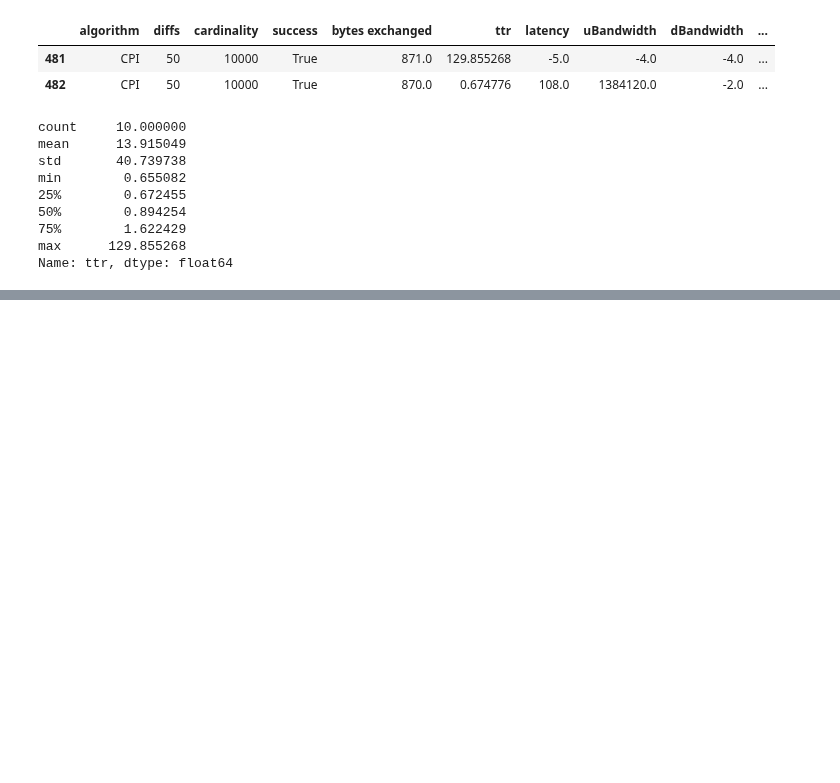
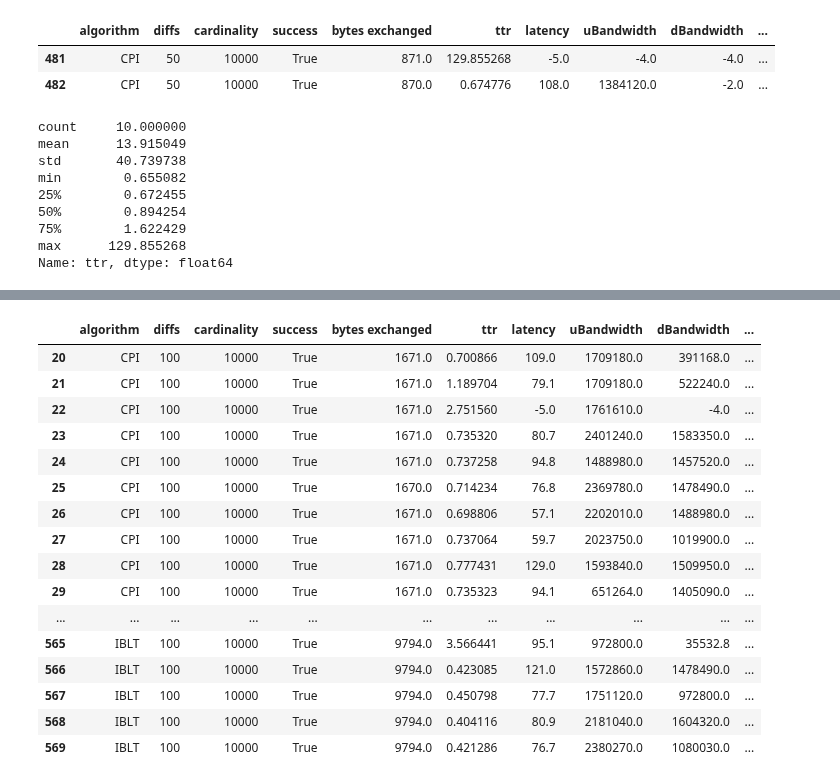
Before and after one commit to nislab/gensync, a Jupyter notebook: run/analysis.ipynb, the cells around one changed output, grey strips where cells are left out. Cells and saved outputs as stored; diff of their text form; code cells hidden in the pictures; blank space fills up the shorter version.

```diff
--- a/run/analysis.ipynb
+++ b/run/analysis.ipynb
@@ -976,0 +1013,20 @@ Name: ttr, dtype: float64
+# %%
+d_1026_2s[(d_1026_2s['diffs'] == 100) & (d_1026_2s['cardinality'] == 10000)]
+# %% [output]
+|  | algorithm | diffs | cardinality | success | bytes exchanged | ttr | latency | uBandwidth | dBandwidth | ... |
+| 20 | CPI | 100 | 10000 | True | 1671.0 | 0.700866 | 109.0 | 1709180.0 | 391168.0 | ... |
+| 21 | CPI | 100 | 10000 | True | 1671.0 | 1.189704 | 79.1 | 1709180.0 | 522240.0 | ... |
+| 22 | CPI | 100 | 10000 | True | 1671.0 | 2.751560 | -5.0 | 1761610.0 | -4.0 | ... |
+| 23 | CPI | 100 | 10000 | True | 1671.0 | 0.735320 | 80.7 | 2401240.0 | 1583350.0 | ... |
+| 24 | CPI | 100 | 10000 | True | 1671.0 | 0.737258 | 94.8 | 1488980.0 | 1457520.0 | ... |
+| 25 | CPI | 100 | 10000 | True | 1670.0 | 0.714234 | 76.8 | 2369780.0 | 1478490.0 | ... |
+| 26 | CPI | 100 | 10000 | True | 1671.0 | 0.698806 | 57.1 | 2202010.0 | 1488980.0 | ... |
+| 27 | CPI | 100 | 10000 | True | 1671.0 | 0.737064 | 59.7 | 2023750.0 | 1019900.0 | ... |
+| 28 | CPI | 100 | 10000 | True | 1671.0 | 0.777431 | 129.0 | 1593840.0 | 1509950.0 | ... |
+| 29 | CPI | 100 | 10000 | True | 1671.0 | 0.735323 | 94.1 | 651264.0 | 1405090.0 | ... |
+| ... | ... | ... | ... | ... | ... | ... | ... | ... | ... | ... |
+| 565 | IBLT | 100 | 10000 | True | 9794.0 | 3.566441 | 95.1 | 972800.0 | 35532.8 | ... |
+| 566 | IBLT | 100 | 10000 | True | 9794.0 | 0.423085 | 121.0 | 1572860.0 | 1478490.0 | ... |
+| 567 | IBLT | 100 | 10000 | True | 9794.0 | 0.450798 | 77.7 | 1751120.0 | 972800.0 | ... |
+| 568 | IBLT | 100 | 10000 | True | 9794.0 | 0.404116 | 80.9 | 2181040.0 | 1604320.0 | ... |
+| 569 | IBLT | 100 | 10000 | True | 9794.0 | 0.421286 | 76.7 | 2380270.0 | 1080030.0 | ... |
```
Also changed, not shown: parts of 6 cells of this notebook, 2 other files.
